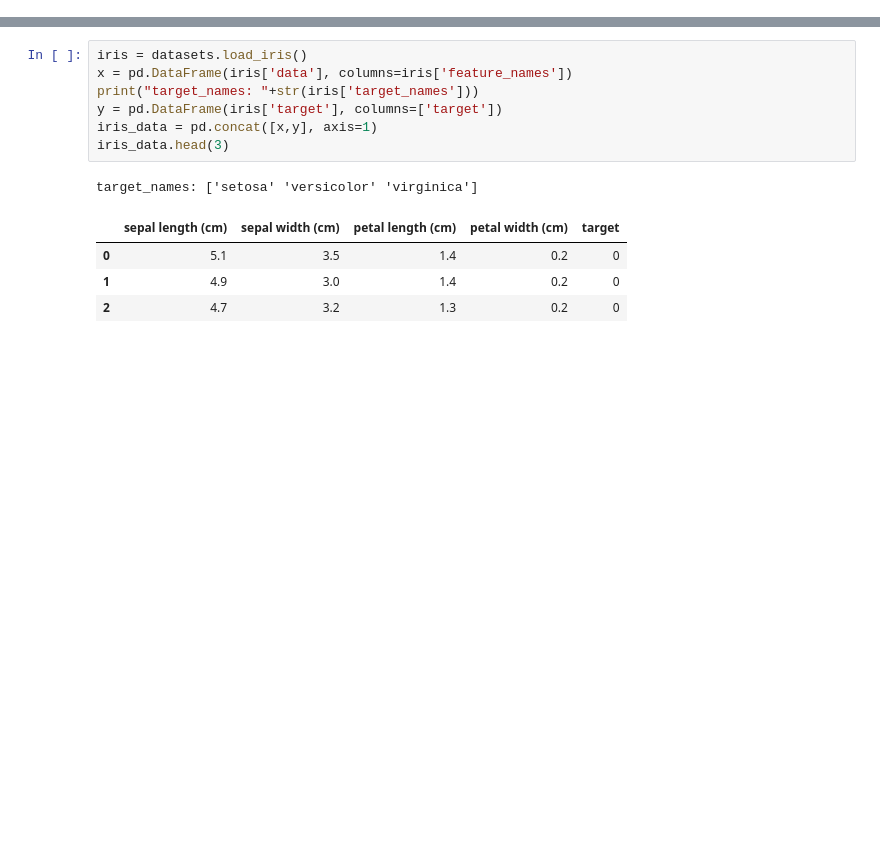
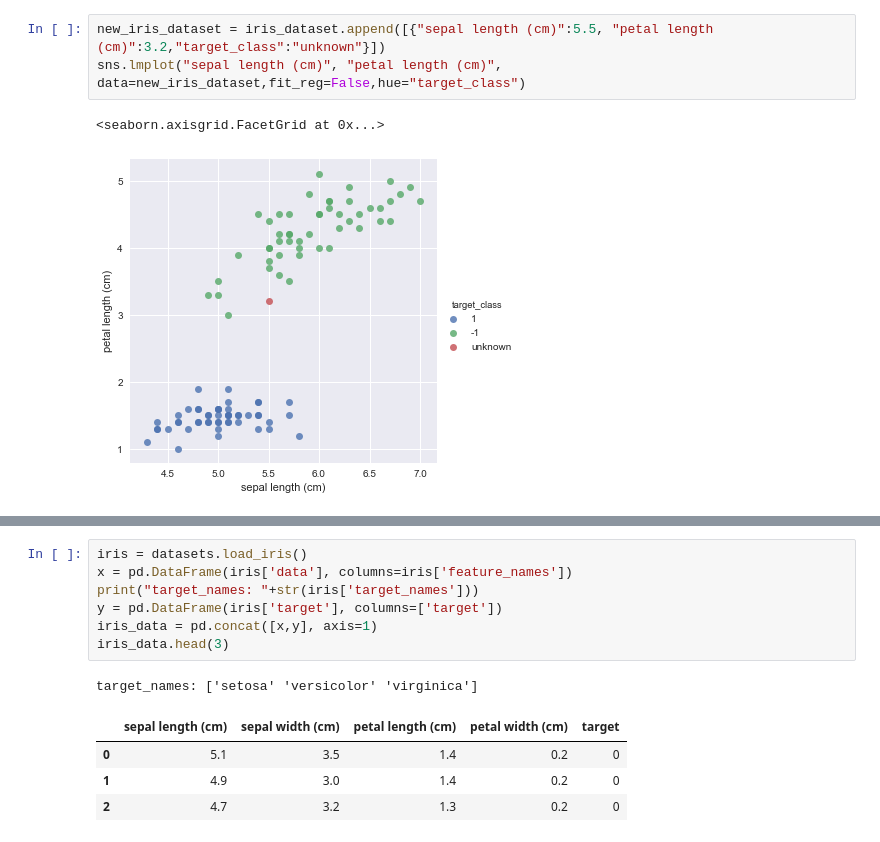
Before and after one commit to Yogayu/DeepLearningCourse, a Jupyter notebook: content/Part2/PLA.ipynb, the cells around one changed output, grey strips where cells are left out. Cells and saved outputs as stored; diff of their text form; blank space fills up the shorter version.

```diff
--- a/content/Part2/PLA.ipynb
+++ b/content/Part2/PLA.ipynb
@@ -0,0 +62,6 @@
+# %%
+new_iris_dataset = iris_dataset.append([{"sepal length (cm)":5.5, "petal length (cm)":3.2,"target_class":"unknown"}])
+sns.lmplot("sepal length (cm)", "petal length (cm)", data=new_iris_dataset,fit_reg=False,hue="target_class")
+# %% [output]
+<seaborn.axisgrid.FacetGrid at 0x...>
+[figure, added]
```
Also changed, not shown: parts of 25 cells of this notebook, 3 other files.
